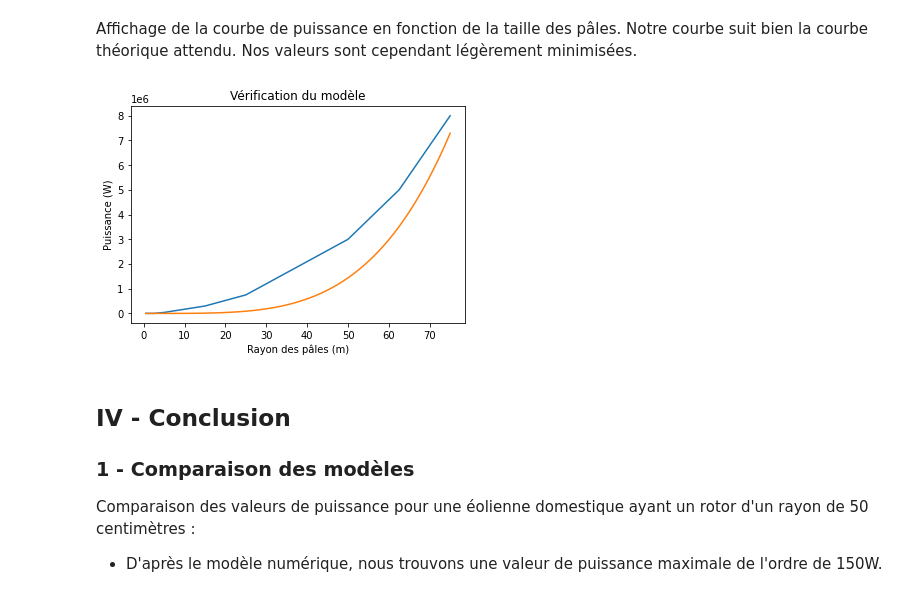
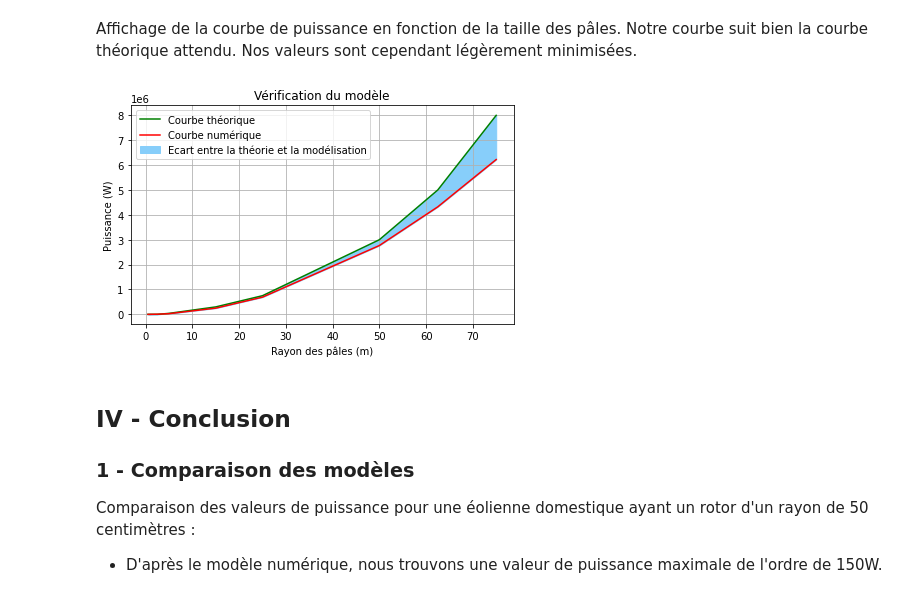
Before and after one commit to thomas-barrais/Projet-Eolienne, a Jupyter notebook: Groupe08_ProjetEol.ipynb, the cells around one changed output. Cells and saved outputs as stored; diff of their text form; code cells hidden in the pictures.

```diff
--- a/Groupe08_ProjetEol.ipynb
+++ b/Groupe08_ProjetEol.ipynb
@@ -656,23 +676,28 @@ sources :
 # %% [markdown]
 <p> Affichage de la courbe de puissance en fonction de la taille des pâles. Notre courbe suit bien la courbe théorique attendu. Nos valeurs sont cependant légèrement minimisées. </p>
 # %%
-L = [0.5, 1, 2.5, 5,  15, 25, 50, 62.5, 75]
+X = [0.5, 1, 2.5, 5,  15, 25, 50, 62.5, 75]
 P = [400, 1600, 1000, 40000, 300000, 750000, 3000000, 5000000, 8000000]
-plt.plot(L, P)
 
-R = np.linspace(0.5, 75, 100)
 Puissance_rayon = []
+for r in X:
+  Puissance_rayon.append(puissance_nominale(r, 200/r, 12))
 
-for r in R:
-  Puissance_rayon.append(puissance_nominale(r, r/0.24, 12)/100)
+# omega ~ 200/r provient de l'approximation faite en introduction
 
-plt.plot(R, Puissance_rayon)
+plt.plot(X, P, color='g', label='Courbe théorique')
+plt.plot(X, Puissance_rayon, color='r', label='Courbe numérique')
+plt.fill_between(X, P, Puissance_rayon, color='lightskyblue', label='Ecart entre la théorie et la modélisation')
 plt.title("Vérification du modèle")
 plt.xlabel("Rayon des pâles (m)")
 plt.ylabel("Puissance (W)")
+plt.grid()
+plt.legend()
+
+plt.tight_layout()
 plt.show()
 # %% [output]
-[figure, old version]
+[figure, new version]
 # %% [markdown]
 <h2 ID="Conclusion"> IV - Conclusion </h2>
 
```
Also changed, not shown: parts of 19 cells of this notebook.
